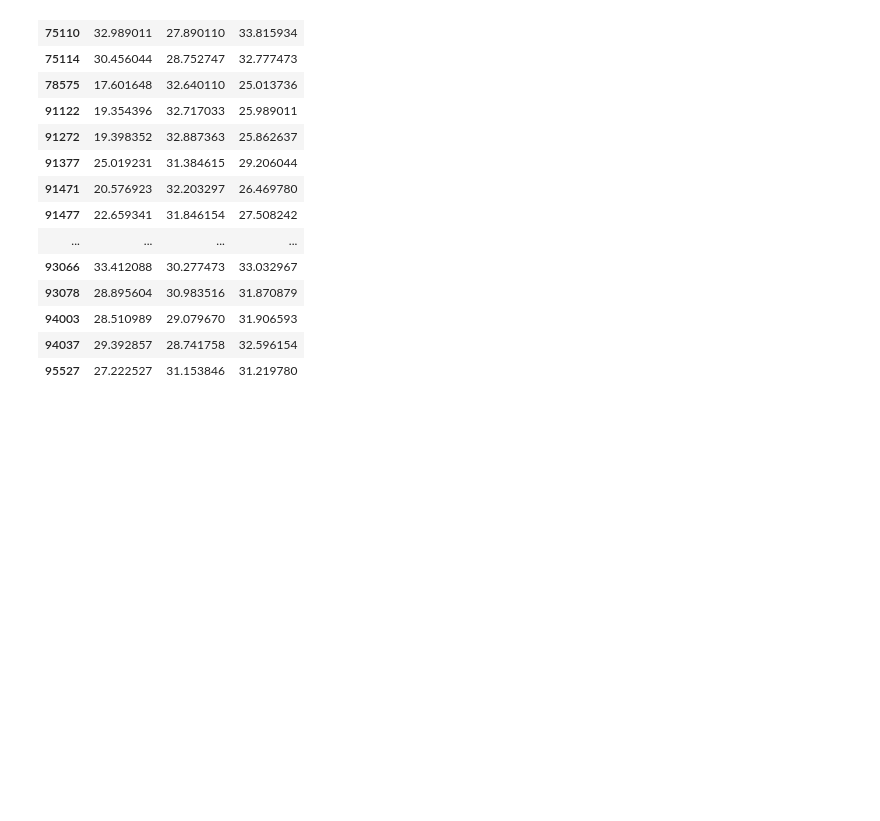
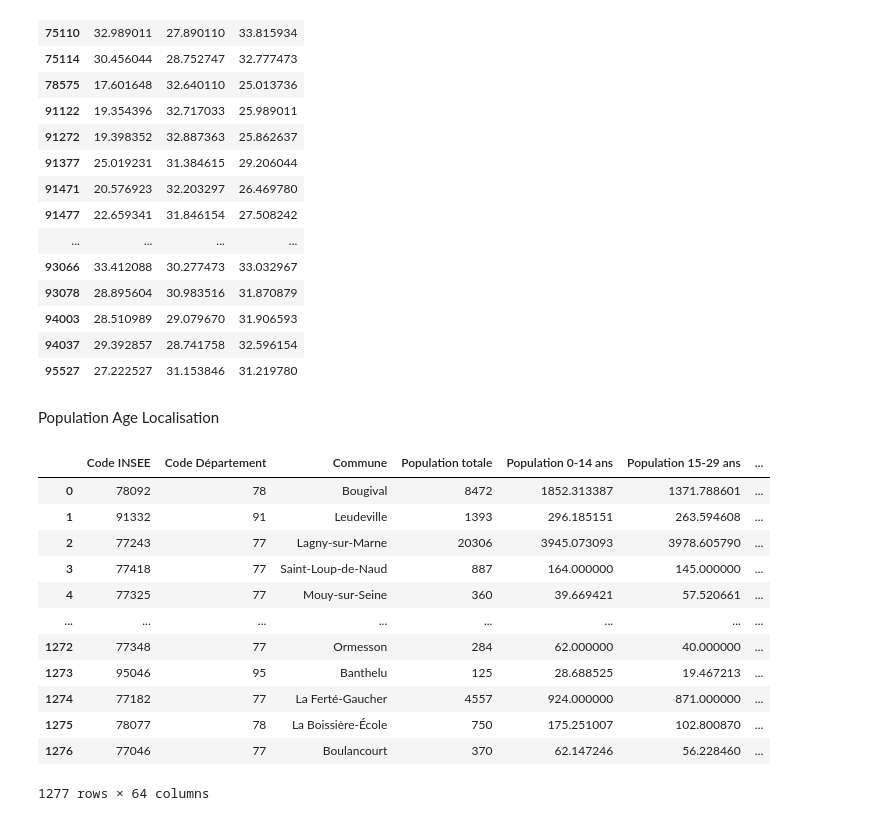
Before and after one commit to cerezamo/dataviz, a Jupyter notebook: BDD.ipynb, the cells around one changed output. Cells and saved outputs as stored; diff of their text form; code cells hidden in the pictures; blank space fills up the shorter version.

```diff
--- a/BDD.ipynb
+++ b/BDD.ipynb
@@ -102,5 +102,25 @@ pol.groupby(['ninsee']).mean() # moyenne sur l'année 2017
 | 95527 | 27.222527 | 31.153846 | 31.219780 |
 # %%
 pol.to_csv('POLLUTION.csv')
+# %% [markdown]
+Population Age Localisation
+# %%
+pop=pd.read_csv(r'C:\Users\morga\Documents\GitHub\MLPython\dataviz\brut\metropole-densites-de-population-par-commune.csv',sep=';')
+# %%
+pop
+# %% [output]
+|  | Code INSEE | Code Département | Commune | Population totale | Population 0-14 ans | Population 15-29 ans | ... |
+| 0 | 78092 | 78 | Bougival | 8472 | 1852.313387 | 1371.788601 | ... |
+| 1 | 91332 | 91 | Leudeville | 1393 | 296.185151 | 263.594608 | ... |
+| 2 | 77243 | 77 | Lagny-sur-Marne | 20306 | 3945.073093 | 3978.605790 | ... |
+| 3 | 77418 | 77 | Saint-Loup-de-Naud | 887 | 164.000000 | 145.000000 | ... |
+| 4 | 77325 | 77 | Mouy-sur-Seine | 360 | 39.669421 | 57.520661 | ... |
+| ... | ... | ... | ... | ... | ... | ... | ... |
+| 1272 | 77348 | 77 | Ormesson | 284 | 62.000000 | 40.000000 | ... |
+| 1273 | 95046 | 95 | Banthelu | 125 | 28.688525 | 19.467213 | ... |
+| 1274 | 77182 | 77 | La Ferté-Gaucher | 4557 | 924.000000 | 871.000000 | ... |
+| 1275 | 78077 | 78 | La Boissière-École | 750 | 175.251007 | 102.800870 | ... |
+| 1276 | 77046 | 77 | Boulancourt | 370 | 62.147246 | 56.228460 | ... |
+1277 rows × 64 columns
 # %%
 # Idées de variables sympas : https://data.iledefrance.fr/explore/dataset/cumul-de-nuisances-environnementales-grille-regionale-au-pas-de-500m-dile-de-fr0/information/
```
Also changed, not shown: 2 other files.
